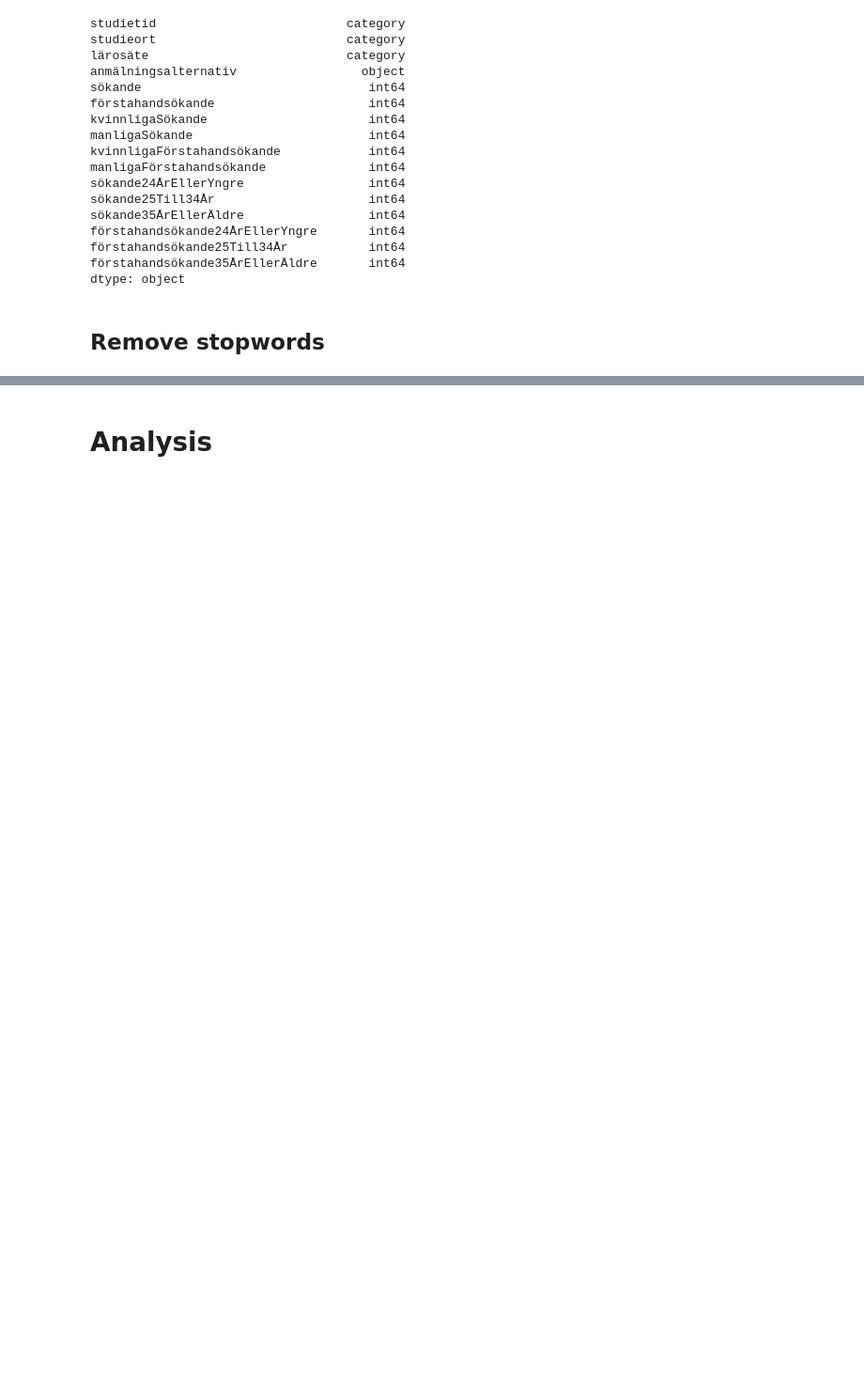
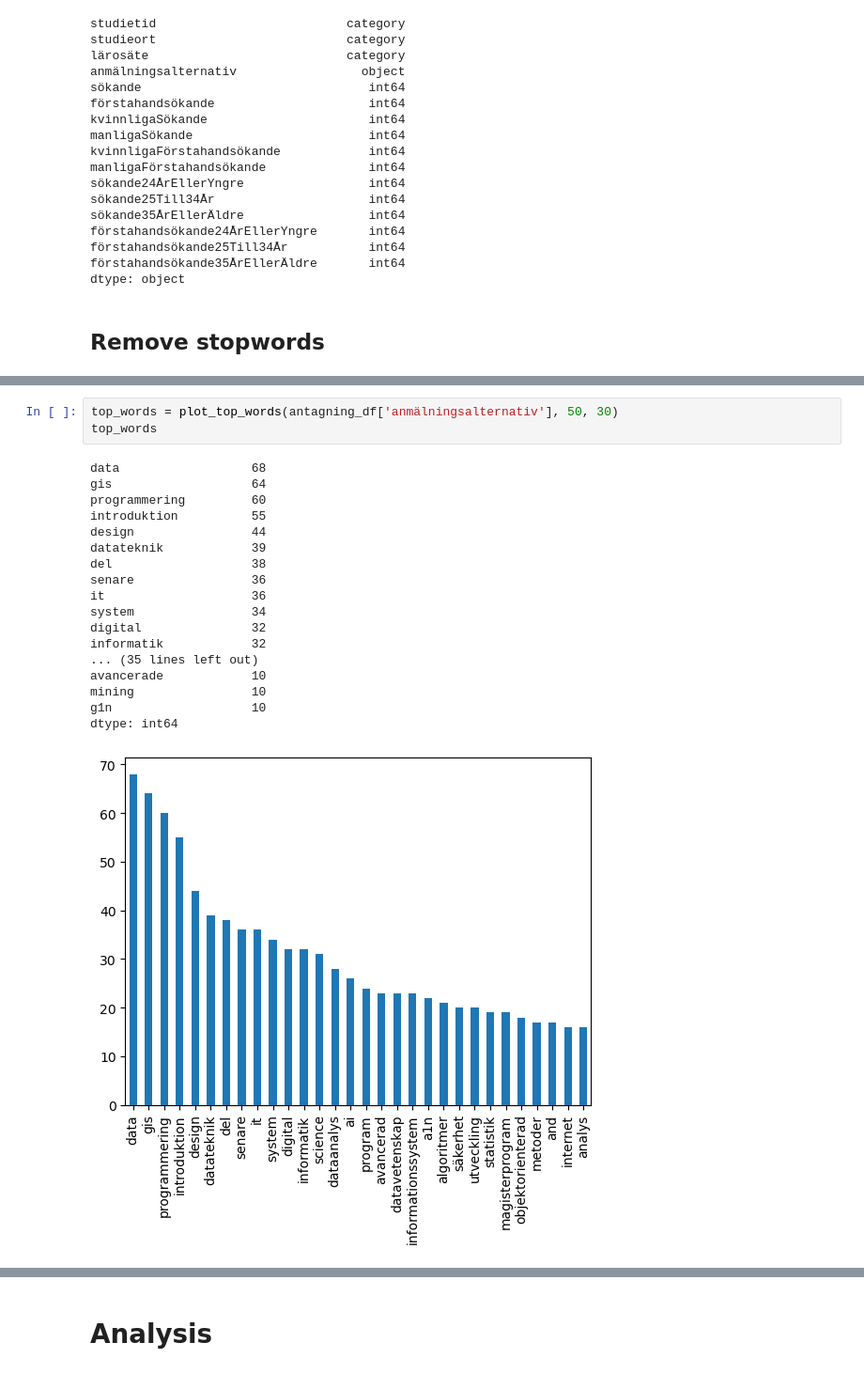
Before and after one commit to Lovisaj01/Open-Data-Project, a Jupyter notebook: preprocessing.ipynb, the cells around one changed output, grey strips where cells are left out. Shown at 94% size. Saved outputs shown, nothing was run; the diff lists cells and outputs as text; blank space fills up the shorter version.

Commit message:
Analysed the most frequent words in titles of educations

```diff
--- a/preprocessing.ipynb
+++ b/preprocessing.ipynb
@@ -313,0 +365,22 @@ dtype: object
+# %%
+top_words = plot_top_words(antagning_df['anmälningsalternativ'], 50, 30)
+top_words
+# %% [output]
+data                  68
+gis                   64
+programmering         60
+introduktion          55
+design                44
+datateknik            39
+del                   38
+senare                36
+it                    36
+system                34
+digital               32
+informatik            32
+... (35 lines left out)
+avancerade            10
+mining                10
+g1n                   10
+dtype: int64
+[figure, added]
```
Also changed, not shown: parts of 11 cells of this notebook.
